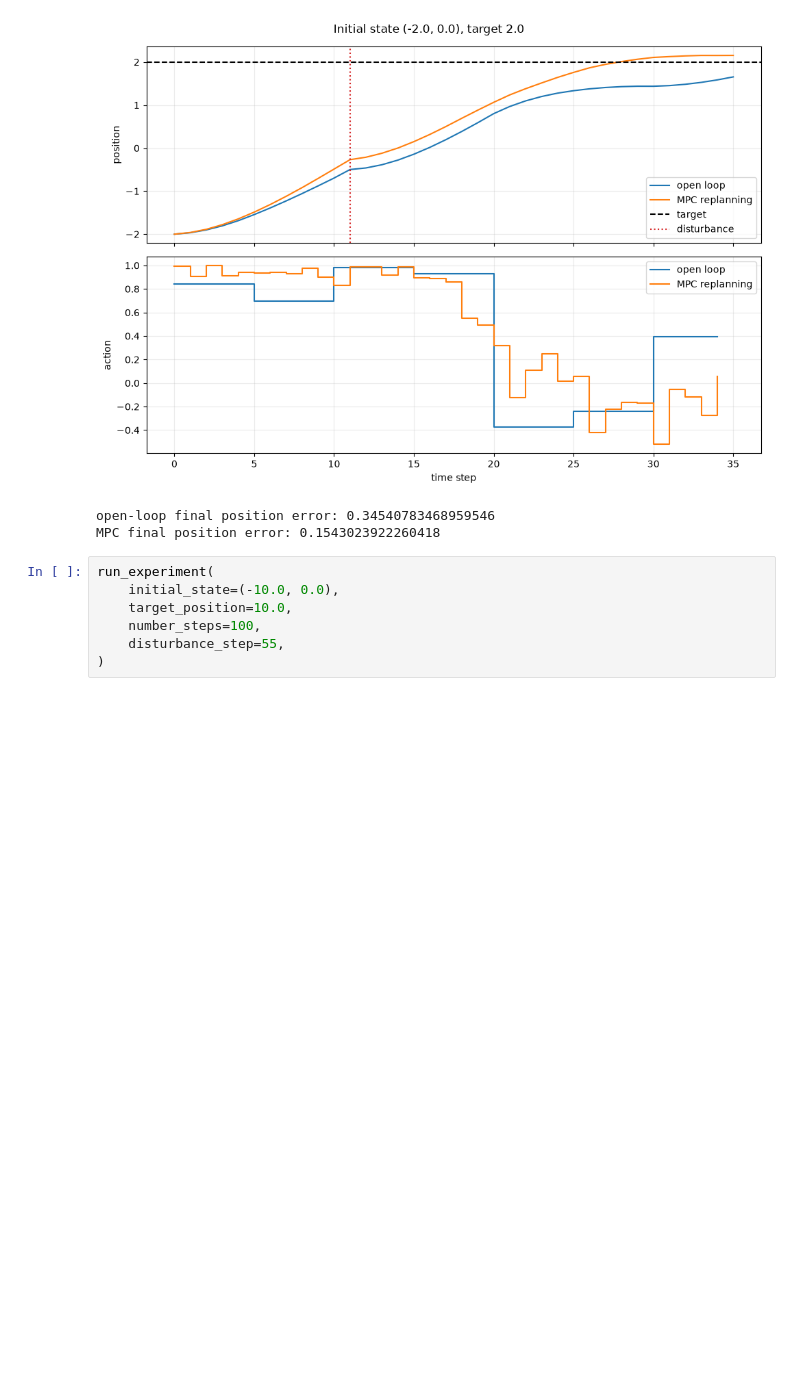
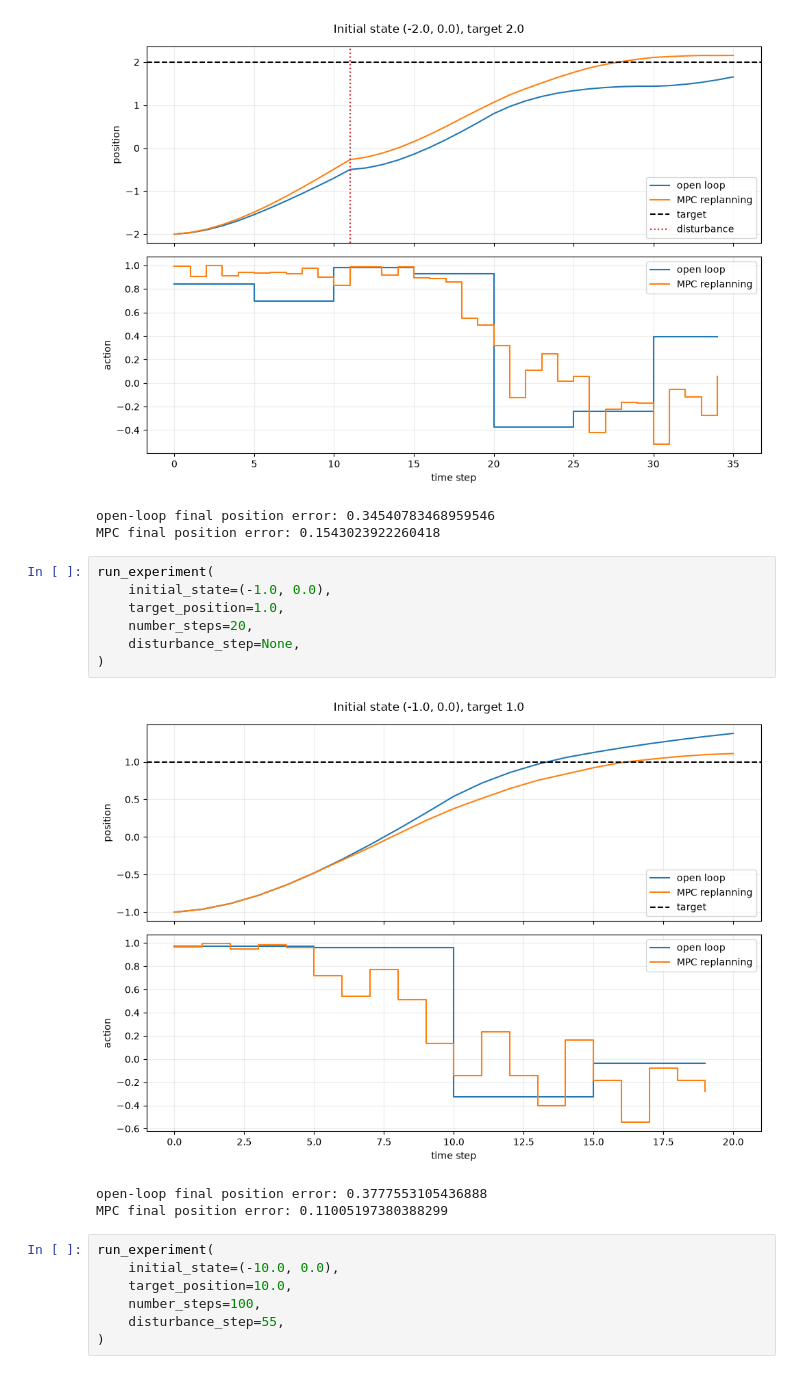
Before and after one commit to Maxstef/cs231n-practice, a Jupyter notebook: notebooks/71_learned_dynamics_and_model_predictive_control.ipynb, the cells around one changed output. Cells and saved outputs as stored; diff of their text form; blank space fills up the shorter version.

```diff
--- a/notebooks/71_learned_dynamics_and_model_predictive_control.ipynb
+++ b/notebooks/71_learned_dynamics_and_model_predictive_control.ipynb
@@ -516,6 +516,17 @@ run_experiment()
 [figure]
 open-loop final position error: 0.34540783468959546
 MPC final position error: 0.1543023922260418
+# %%
+run_experiment(
+    initial_state=(-1.0, 0.0),
+    target_position=1.0,
+    number_steps=20,
+    disturbance_step=None,
+)
+# %% [output]
+[figure, added]
+open-loop final position error: 0.3777553105436888
+MPC final position error: 0.11005197380388299
 # %%
 run_experiment(
     initial_state=(-10.0, 0.0),
```
Also changed, not shown: parts of 3 cells of this notebook, 1 other file.
